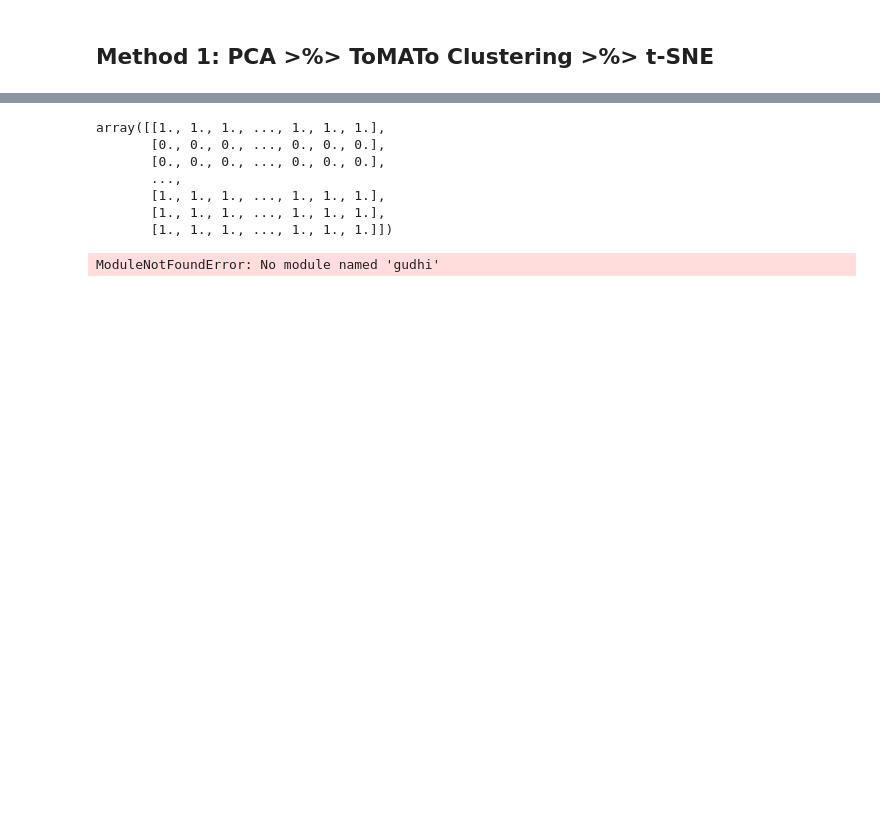
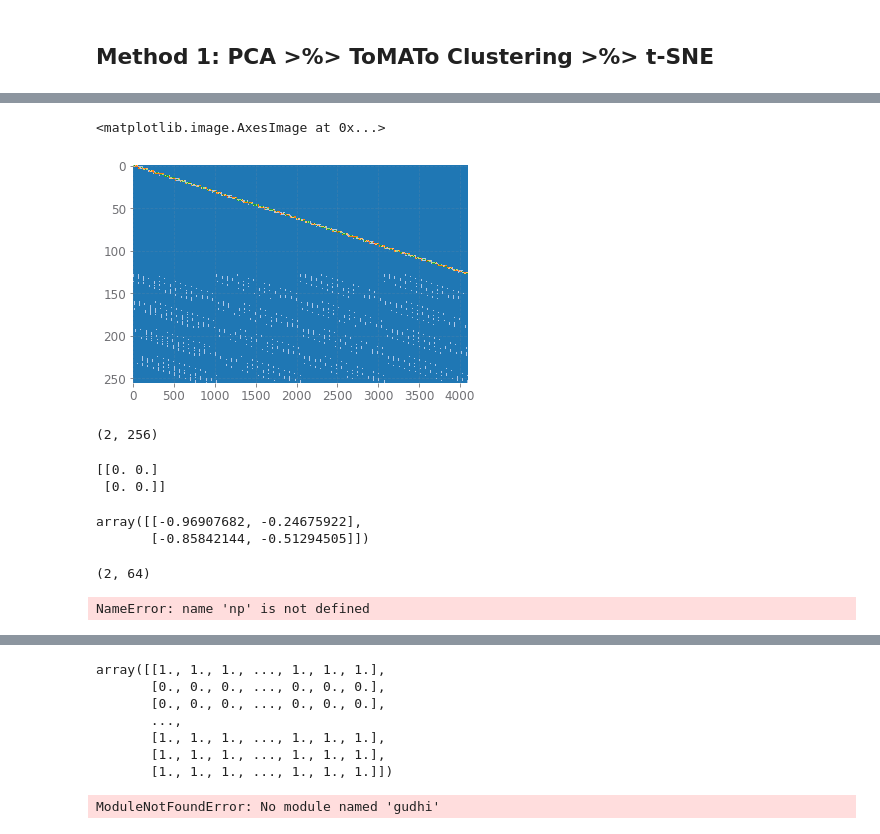
Before and after one commit to hetankevin/off-policy, a Jupyter notebook: ClusterTrajectory.ipynb, the cells around one changed output, grey strips where cells are left out. Drawn from its saved outputs; the diff is of its cells as text; code cells hidden in the pictures; blank space fills up the shorter version.

```diff
--- a/ClusterTrajectory.ipynb
+++ b/ClusterTrajectory.ipynb
@@ -273,0 +344,62 @@ stateactions[:,0]
+# %%
+plt.imshow(Apqprime != 0, aspect='auto', cmap='tab20')
+# %% [output]
+<matplotlib.image.AxesImage at 0x...>
+[figure, added]
+# %%
+cokerprime = scipy.linalg.null_space(Apqprime.T, rcond=1e-5).T #.shape
+cokerprime.shape
+# %% [output]
+(2, 256)
+# %%
+Yprimes = cokerprime[:,:L*S]
+Zprimes = cokerprime[:,L*S:]
+#check to see if reshape equivalent
+print(sum([Yprimes[:,L*test:L*test+L] - Yprimes.reshape(L, S, L).transpose(1, 0, 2)[test] for test in range(S)]))
+Yprimes = Yprimes.reshape(L, S, L).transpose(1, 0, 2)
+Zprimes = Zprimes.reshape(L, S, L).transpose(1, 0, 2)
+# %% [output]
+[[0. 0.]
+ [0. 0.]]
+# %%
+#step 3: diagonalization
+ZpYpT = [Zprimes[j] @ Yprimes[j].T for j in range(S)]
+todiag = np.mean([np.linalg.pinv(ZpYpT[j]) @ ZpYpT[j+1] for j in range(S - 1)], axis=0)
+Rprime = np.linalg.eig(todiag)[1].T
+Rprime
+# %% [output]
+array([[-0.96907682, -0.24675922],
+       [-0.85842144, -0.51294505]])
+# %%
+#step 4: two-trail matching
+# fix \Pi to be the identity permutation
+#np.diag((Ojs[0] @ np.ones(S)) @ np.linalg.pinv(Rprime @ Yprimes[0] @ Pjps[0]))
+D = np.mean([np.diag((Ojs[j] @ np.ones(S)).T @ np.linalg.pinv(Rprime @ Yprimes[j] @ Pjps[j])) for j in range(S-1)], axis=0)
+R = D @ Rprime
+Yjs = [R @ Yprimes[j] for j in range(S)]
+Pjs = [Yjs[j] @ Pjps[j] for j in range(S)]
+Sjs = [np.diag(R @ ZpYpT[j] @ R.T) for j in range(S)]
+#Sjs
+Pjs[0].shape
+# %% [output]
+(2, 64)
+# %%
+Sil = np.abs(np.array(Sjs))
+@njit(parallel=False)
+def getMlij(Sil, Pjs):
+    Mlij = np.zeros((L, S, S))
+    for l in range(L):
+        for i in range(S):
+            for j in range(S):
+                Mlij[l, i, j] = Pjs[j, l, i] / Sil[i,l]
+    Mlij = np.abs(Mlij)
+    for l in range(S):
+        for j in range(S):
+            print(np.sum(Mlij[l,:,j]))
+            Mlij[l,:,j] /= np.sum(Mlij[l,:,j])
+            print(np.sum(Mlij[l,:,j]))
+    return Mlij
+
+np.sum(getMlij(Sil, np.array(Pjs)), 2)
+# %% [output]
+NameError: name 'np' is not defined
```
Also changed, not shown: parts of 14 cells of this notebook, 2 other files.
